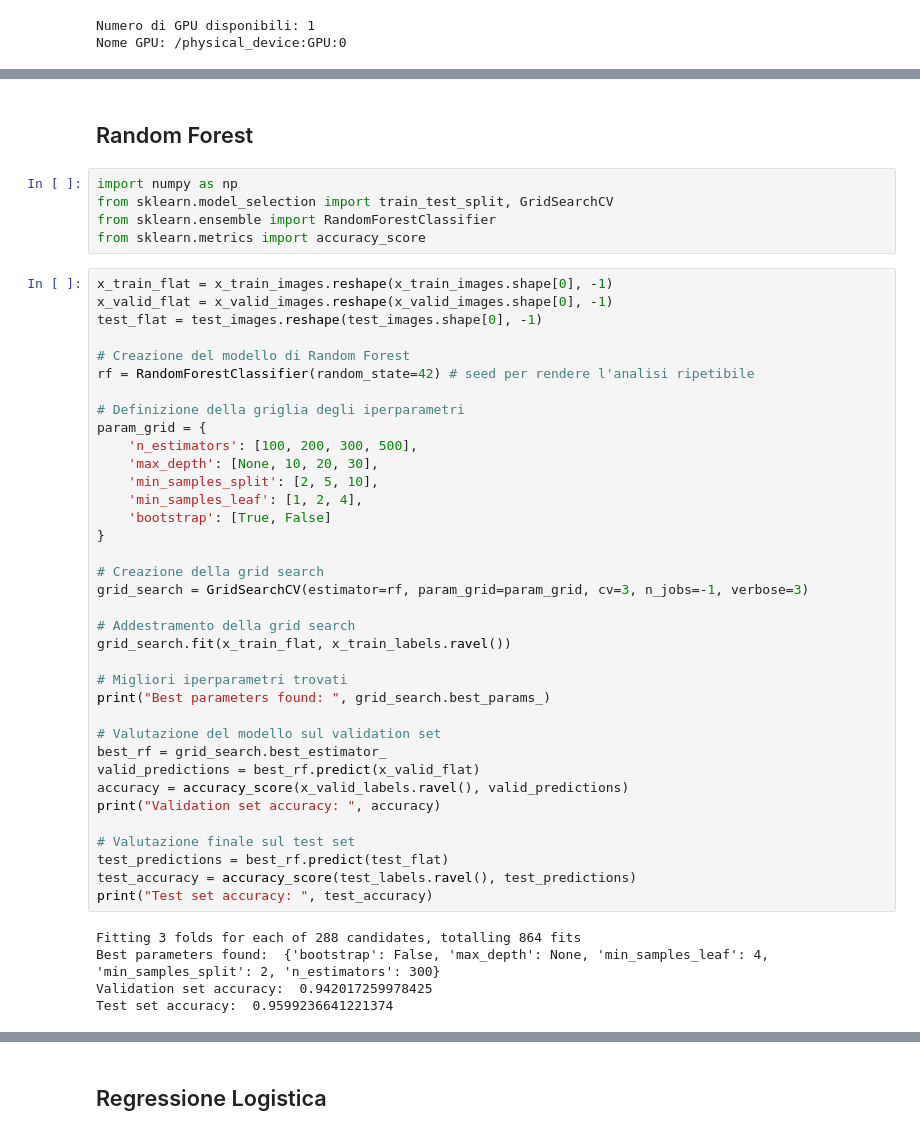
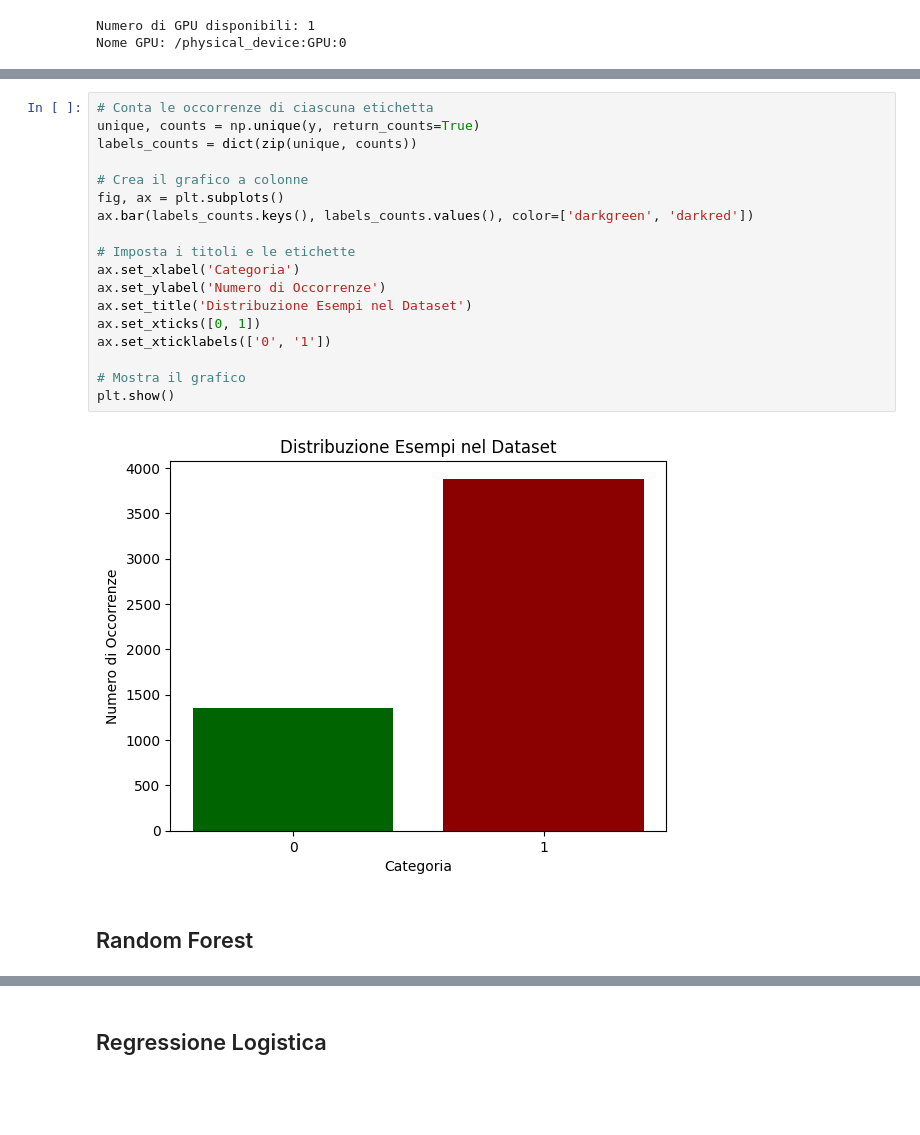
Before and after one commit to FilippoMuschera/Machine-Learning-Project, a Jupyter notebook: Progetto.ipynb, the cells around one changed output, grey strips where cells are left out. Saved outputs shown, nothing was run; the diff lists cells and outputs as text; blank space fills up the shorter version.

```diff
--- a/Progetto.ipynb
+++ b/Progetto.ipynb
@@ -60,48 +119,22 @@ print(y[0])
+# %%
+# Conta le occorrenze di ciascuna etichetta
+unique, counts = np.unique(y, return_counts=True)
+labels_counts = dict(zip(unique, counts))
+
+# Crea il grafico a colonne
+fig, ax = plt.subplots()
+ax.bar(labels_counts.keys(), labels_counts.values(), color=['darkgreen', 'darkred'])
+
+# Imposta i titoli e le etichette
+ax.set_xlabel('Categoria')
+ax.set_ylabel('Numero di Occorrenze')
+ax.set_title('Distribuzione Esempi nel Dataset')
+ax.set_xticks([0, 1])
+ax.set_xticklabels(['0', '1'])
+
+# Mostra il grafico
+plt.show()
+# %% [output]
+[figure, added]
 # %% [markdown]
 ## Random Forest
-# %%
-import numpy as np
-from sklearn.model_selection import train_test_split, GridSearchCV
-from sklearn.ensemble import RandomForestClassifier
-from sklearn.metrics import accuracy_score
-# %%
-x_train_flat = x_train_images.reshape(x_train_images.shape[0], -1)
-x_valid_flat = x_valid_images.reshape(x_valid_images.shape[0], -1)
-test_flat = test_images.reshape(test_images.shape[0], -1)
-
-# Creazione del modello di Random Forest
-rf = RandomForestClassifier(random_state=42) # seed per rendere l'analisi ripetibile
-
-# Definizione della griglia degli iperparametri
-param_grid = {
-    'n_estimators': [100, 200, 300, 500],
-    'max_depth': [None, 10, 20, 30],
-    'min_samples_split': [2, 5, 10],
-    'min_samples_leaf': [1, 2, 4],
-    'bootstrap': [True, False]
-}
-
-# Creazione della grid search
-grid_search = GridSearchCV(estimator=rf, param_grid=param_grid, cv=3, n_jobs=-1, verbose=3)
-
-# Addestramento della grid search
-grid_search.fit(x_train_flat, x_train_labels.ravel())
-
-# Migliori iperparametri trovati
-print("Best parameters found: ", grid_search.best_params_)
-
-# Valutazione del modello sul validation set
-best_rf = grid_search.best_estimator_
-valid_predictions = best_rf.predict(x_valid_flat)
-accuracy = accuracy_score(x_valid_labels.ravel(), valid_predictions)
-print("Validation set accuracy: ", accuracy)
-
-# Valutazione finale sul test set
-test_predictions = best_rf.predict(test_flat)
-test_accuracy = accuracy_score(test_labels.ravel(), test_predictions)
-print("Test set accuracy: ", test_accuracy)
-# %% [output]
-Fitting 3 folds for each of 288 candidates, totalling 864 fits
-Best parameters found:  {'bootstrap': False, 'max_depth': None, 'min_samples_leaf': 4, 'min_samples_split': 2, 'n_estimators': 300}
-Validation set accuracy:  0.942017259978425
-Test set accuracy:  0.9599236641221374
```
Also changed, not shown: parts of 30 cells of this notebook.
